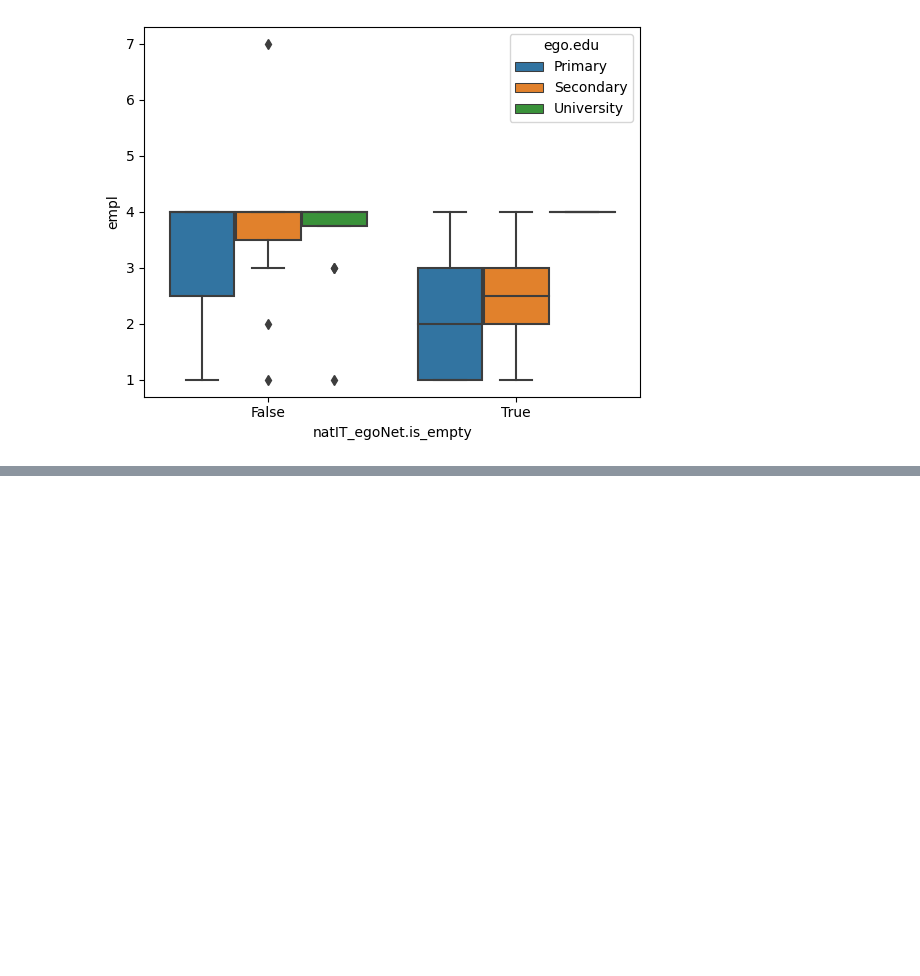
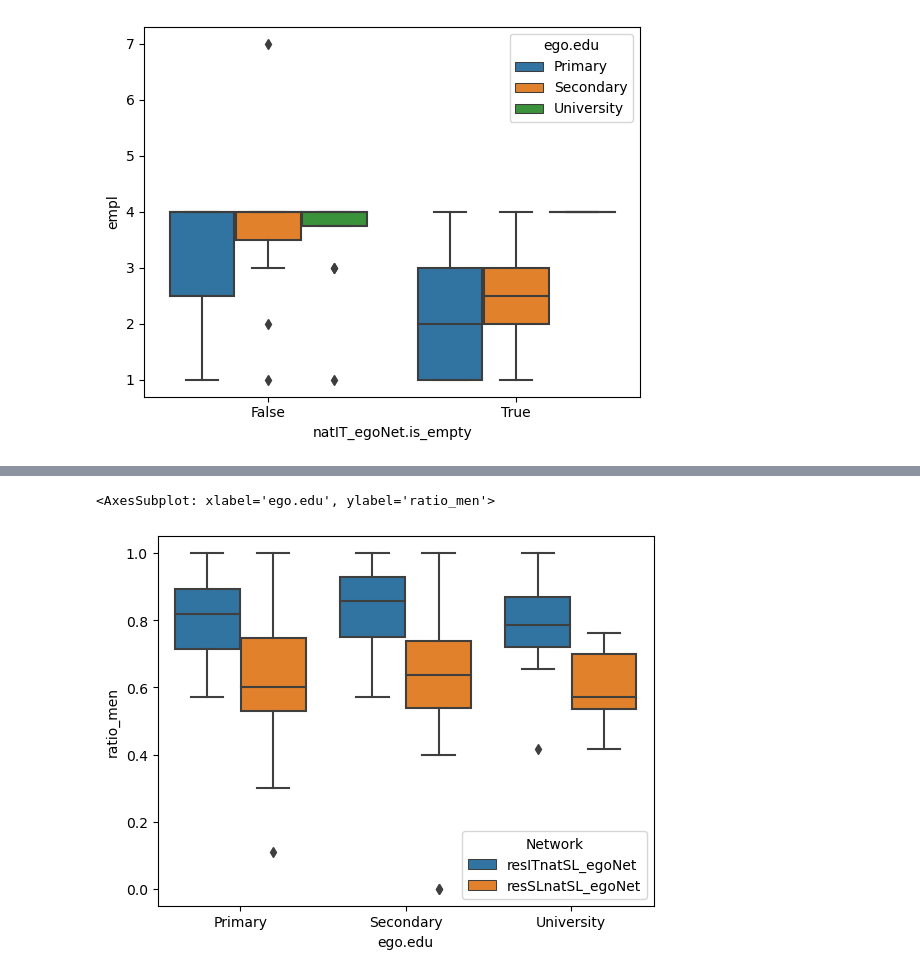
Before and after one commit to LeoMaurice/reseau_class, a Jupyter notebook: project_migrants/src/integration_analysis.ipynb, the cells around one changed output, grey strips where cells are left out. Saved outputs shown, nothing was run; the diff lists cells and outputs as text; code cells hidden in the pictures; blank space fills up the shorter version.

Commit message:
adding attributes analysis by subnetworks

```diff
--- a/project_migrants/src/integration_analysis.ipynb
+++ b/project_migrants/src/integration_analysis.ipynb
@@ -307,0 +363,25 @@ sns.boxplot(data=Egos, x='natIT_egoNet.is_empty', y="empl", hue="ego.edu")
+# %%
+import seaborn as sns
+import matplotlib.pyplot as plt
+
+# Définir les variables à comparer
+attributes_to_compare = ['ratio_men', 'ratio_close_family', 'ratio_other_family', 'ratio_friends','mean_age']
+
+# Définir les réseaux à comparer
+networks_to_compare = ['resSLnatSL_egoNet', 'resITnatSL_egoNet']
+
+# Covariables pour comparaison
+covariates_to_compare = ['ego.age.cat','ego.edu']
+
+# Filtrer le DataFrame pour inclure uniquement les colonnes correspondant aux attributs à comparer et aux réseaux à comparer
+filtered_df = Egos[[f"{network}.{attribute}" for network in networks_to_compare for attribute in attributes_to_compare]]
+
+# Renommer les colonnes en fonction du type de réseau
+filtered_df.columns = pd.MultiIndex.from_tuples([(attribute.split('.')[1], attribute.split('.')[0]) for attribute in filtered_df.columns], names=['Attribute', 'Network'])
+
+# Réaliser une opération de pivot où le préfixe devient un type de variable
+pivot_df = filtered_df.stack(level='Network').reset_index()
+
+pivot_df = pivot_df.join(Egos[covariates_to_compare], on = "ego_ID",how = "left",validate="many_to_one")
+
+pivot_df.head()
@@ -307,0 +395,5 @@ sns.boxplot(data=Egos, x='natIT_egoNet.is_empty', y="empl", hue="ego.edu")
+# %%
+sns.boxplot(data=pivot_df, x='ego.edu', y="ratio_men", hue='Network')
+# %% [output]
+<AxesSubplot: xlabel='ego.edu', ylabel='ratio_men'>
+[figure, added]
```
Also changed, not shown: parts of 15 cells of this notebook.
